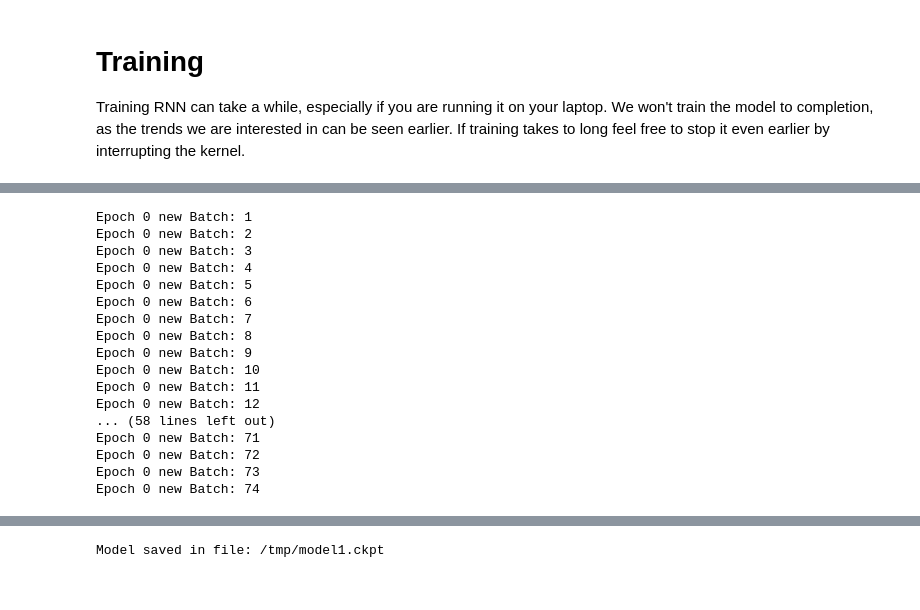
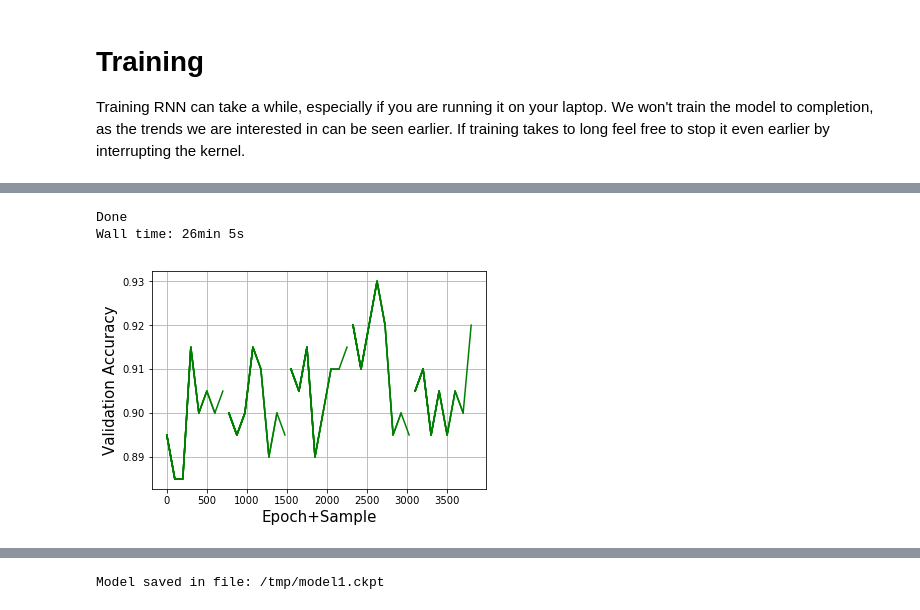
Before and after one commit to poulsvane/Deep-Learning, a Jupyter notebook: CommaPlacementNotebooks/CommaPlacement.ipynb, the cells around one changed output, grey strips where cells are left out. Cells and saved outputs as stored; diff of their text form; code cells hidden in the pictures.

```diff
--- a/CommaPlacementNotebooks/CommaPlacement.ipynb
+++ b/CommaPlacementNotebooks/CommaPlacement.ipynb
@@ -77,18 +76,16 @@ Note that we have made use of a custom decoder wrapper which can be found in `tf
 tf.reset_default_graph()
 
 # Setting up hyperparameters and general configs
-MAX_DIGITS = 10
-MIN_DIGITS = 5
 NUM_INPUTS = 125002
-NUM_OUTPUTS = 125002 #(0-19 + '#'+",")
+NUM_OUTPUTS = 21 #(0-19 + '#'+",")
 
 BATCH_SIZE = 100
 # try various learning rates 1e-2 to 1e-5
 LEARNING_RATE = 0.005
 X_EMBEDDINGS = 8
 t_EMBEDDINGS = 8
-NUM_UNITS_ENC = 16
-NUM_UNITS_DEC = 16
+NUM_UNITS_ENC = 256
+NUM_UNITS_DEC = 256
 
 
 # Setting up placeholders, these are the tensors that we "feed" to our network
@@ -104,7 +101,7 @@ t_mask = tf.placeholder(tf.float32, shape=[None, None], name='t_mask')
 # first we build the embeddings to make our characters into dense, trainable vectors
 X_embeddings = tf.get_variable('X_embeddings', [NUM_INPUTS, X_EMBEDDINGS],
                                initializer=tf.random_normal_initializer(stddev=0.1))
-t_embeddings = tf.get_variable('t_embeddings', [NUM_OUTPUTS, t_EMBEDDINGS],
+t_embeddings = tf.get_variable('t_embeddings', [NUM_INPUTS, t_EMBEDDINGS],
                                initializer=tf.random_normal_initializer(stddev=0.1))
 
 X_embedded = tf.gather(X_embeddings, Xs, name='embed_X')
@@ -237,8 +234,8 @@ Please use tf.global_variables instead.
 ## Start the session
 # restricting memory usage, TensorFlow is greedy and will use all memory otherwise
 gpu_opts = tf.GPUOptions(per_process_gpu_memory_fraction=0.35)
-sess = tf.Session(config=tf.ConfigProto(gpu_options=gpu_opts, inter_op_parallelism_threads=6,
-                   intra_op_parallelism_threads=6))
+sess = tf.Session(config=tf.ConfigProto(gpu_options=gpu_opts, inter_op_parallelism_threads=4,
+                   intra_op_parallelism_threads=4))
 
 # Initialize parameters
 if load_model:
@@ -293,7 +289,7 @@ Training RNN can take a while, especially if you are running it on your laptop.
 We won't train the model to completion, as the trends we are interested in can be seen earlier.
 If training takes to long feel free to stop it even earlier by interrupting the kernel.
 # %%
-num_epochs = 2
+num_epochs = 5
 num_of_training_samples_loaded = num_of_training_samples()
 num_of_samples_for_validation = 100
 num_of_training_samples_minus_validation = num_of_training_samples_loaded - num_of_samples_for_validation
@@ -328,9 +324,11 @@ batch_number = 0
 try:
     for epoch in range(num_epochs):
         epoch_batches = []
+        accs_val = []
+        print("Epoch: ", epoch)
         for i in range(num_batches_train):
             # load data
-            print("Epoch {0} new Batch: {1} ".format(epoch, i))
+            #print("Epoch {0} new Batch: {1} ".format(epoch, i))
 
             #Select random part of the training data
             idxs = np.random.choice(range(num_of_training_samples_minus_validation), size=(BATCH_SIZE), replace=False)
@@ -347,51 +345,37 @@ try:
             _, batch_cost, batch_acc = res
             costs += [batch_cost]
 
             #if samples_processed % 1000 == 0: print(batch_cost, batch_acc)
             #validation data
             if i % val_interval == 0:
                 print("validating")
                 fetches_val = [accuracy_valid, y_valid]
                 feed_dict_val = {Xs: X_val, X_len: X_len_val, ts_in: t_in_val,
                  ts_out: t_out_val, t_len: t_len_val, t_mask: t_mask_val}
                 res = tuple(sess.run(fetches=fetches_val, feed_dict=feed_dict_val))
 
                 acc_val, output_val = res
 
                 accs_val += [acc_val]
-                epoch_batches +=[epoch+i]
+                epoch_batches +=[epoch*num_batches_train+i]
                 print("val: ", epoch_batches)
                 print("accs_val: ", accs_val)
                 plt.plot(epoch_batches, accs_val, 'g-')
                 plt.ylabel('Validation Accuracy', fontsize=15)
                 plt.xlabel('Epoch+Sample', fontsize=15)
                 plt.title('', fontsize=20)
                 plt.grid('on')
                 plt.savefig("out.png")
                 display.display(display.Image(filename="out.png"))
                 display.clear_output(wait=True)
 except KeyboardInterrupt:
     pass
 
 print('Done')
 # %% [output]
-Epoch 0 new Batch: 1
-Epoch 0 new Batch: 2
-Epoch 0 new Batch: 3
-Epoch 0 new Batch: 4
-Epoch 0 new Batch: 5
-Epoch 0 new Batch: 6
-Epoch 0 new Batch: 7
-Epoch 0 new Batch: 8
-Epoch 0 new Batch: 9
-Epoch 0 new Batch: 10
-Epoch 0 new Batch: 11
-Epoch 0 new Batch: 12
-... (58 lines left out)
-Epoch 0 new Batch: 71
-Epoch 0 new Batch: 72
-Epoch 0 new Batch: 73
-Epoch 0 new Batch: 74
+Done
+Wall time: 26min 5s
+[figure, added]
 # %%
 #plot of validation accuracy for each target position
 plt.figure(figsize=(7,7))
```
Also changed, not shown: parts of 8 cells of this notebook, 1 other file.
